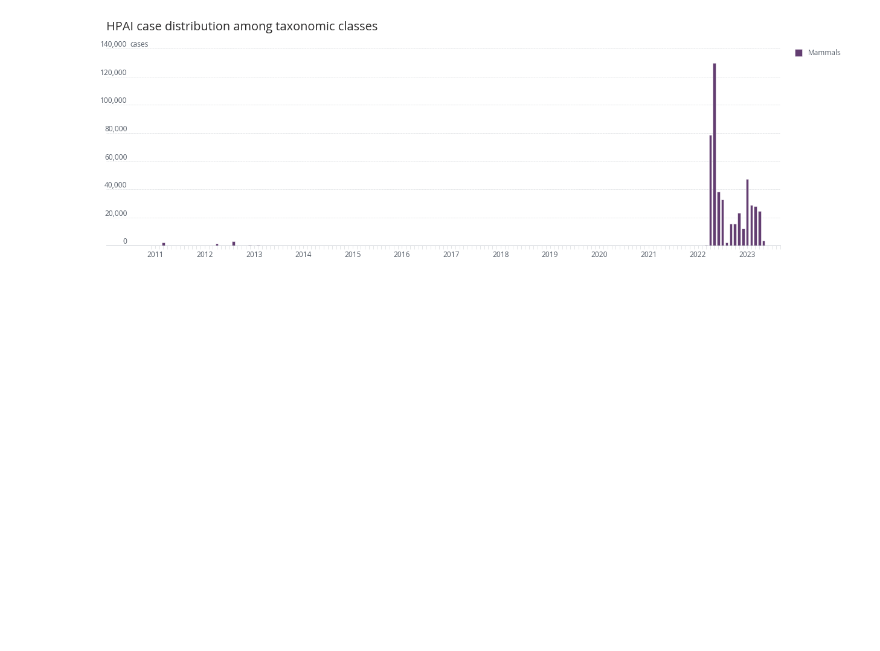
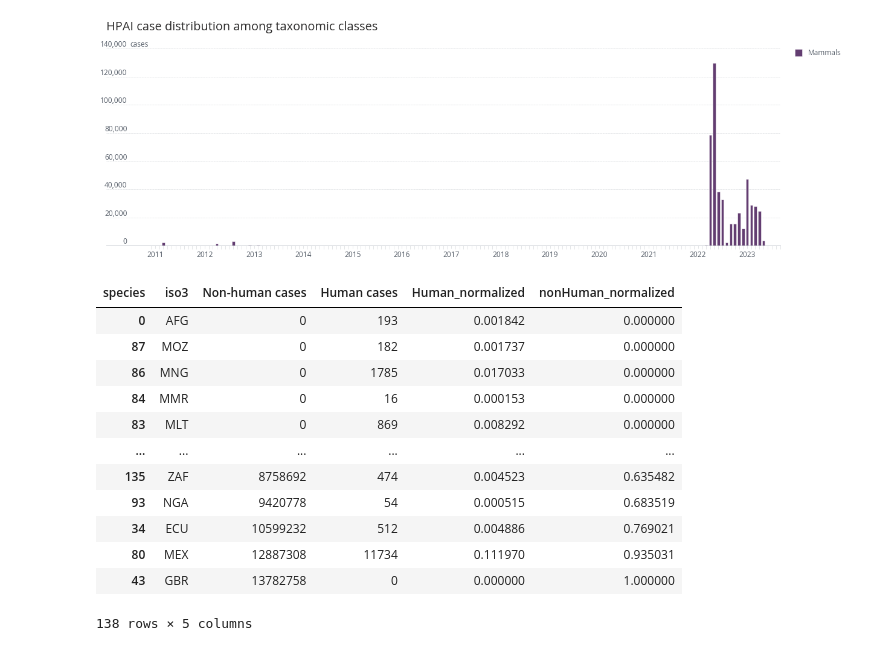
Before and after one commit to cghss-data-lab/uga-pipp, a Jupyter notebook: query_figures/viz_071923.ipynb, the cells around one changed output. Saved outputs shown, nothing was run; the diff lists cells and outputs as text; code cells hidden in the pictures; blank space fills up the shorter version.

```diff
--- a/query_figures/viz_071923.ipynb
+++ b/query_figures/viz_071923.ipynb
@@ -720,3 +728,43 @@ plt.show()
 #             orientation='portrait',bbox_inches='tight')
 # %% [output]
 [figure]
+# %%
+human = pd.read_csv("data/flunet_2020_total.csv")
+animals = pd.read_csv("data/wahis_2020_total.csv")
+full = pd.concat([human, animals], ignore_index=True)
+# %%
+full["iso3"] = full["iso3"].apply(remove_first_and_last_chars)
+full["species"] = full["species"].apply(remove_first_and_last_chars)
+full['flua']=full['flua'].apply(remove_first_and_last_chars)
+# %%
+# Use conditional logic to create separate columns for 'Homo sapiens' and aggregate for other species
+merged = full.pivot_table(index=['iso3'], columns=full['species'].eq('Homo sapiens'), values='fluCases', aggfunc='sum').reset_index()
+
+# Rename the columns
+merged.rename(columns={True: 'Human cases', False: 'Non-human cases'}, inplace=True)
+
+# Fill NaN values (no 'Homo sapiens' cases for a specific iso3) with 0
+merged.fillna(0, inplace=True)
+
+# Convert float columns to integers (optional, if you want the values to be integers)
+merged = merged.astype({'Human cases': int, 'Non-human cases': int})
+# %%
+# Normalize 'humans' and 'animals' attributes to [0, 1] range for consistent colors.
+merged['Human_normalized'] = (merged['Human cases'] - merged['Human cases'].min()) / (merged['Human cases'].max() - merged['Human cases'].min())
+merged['nonHuman_normalized'] = (merged['Non-human cases'] - merged['Non-human cases'].min()) / (merged['Non-human cases'].max() - merged['Non-human cases'].min())
+# %%
+merged.sort_values(by="nonHuman_normalized")
+# %% [output]
+| species | iso3 | Non-human cases | Human cases | Human_normalized | nonHuman_normalized |
+| 0 | AFG | 0 | 193 | 0.001842 | 0.000000 |
+| 87 | MOZ | 0 | 182 | 0.001737 | 0.000000 |
+| 86 | MNG | 0 | 1785 | 0.017033 | 0.000000 |
+| 84 | MMR | 0 | 16 | 0.000153 | 0.000000 |
+| 83 | MLT | 0 | 869 | 0.008292 | 0.000000 |
+| ... | ... | ... | ... | ... | ... |
+| 135 | ZAF | 8758692 | 474 | 0.004523 | 0.635482 |
+| 93 | NGA | 9420778 | 54 | 0.000515 | 0.683519 |
+| 34 | ECU | 10599232 | 512 | 0.004886 | 0.769021 |
+| 80 | MEX | 12887308 | 11734 | 0.111970 | 0.935031 |
+| 43 | GBR | 13782758 | 0 | 0.000000 | 1.000000 |
+138 rows × 5 columns
```
Also changed, not shown: parts of 11 cells of this notebook, 3 other files.
